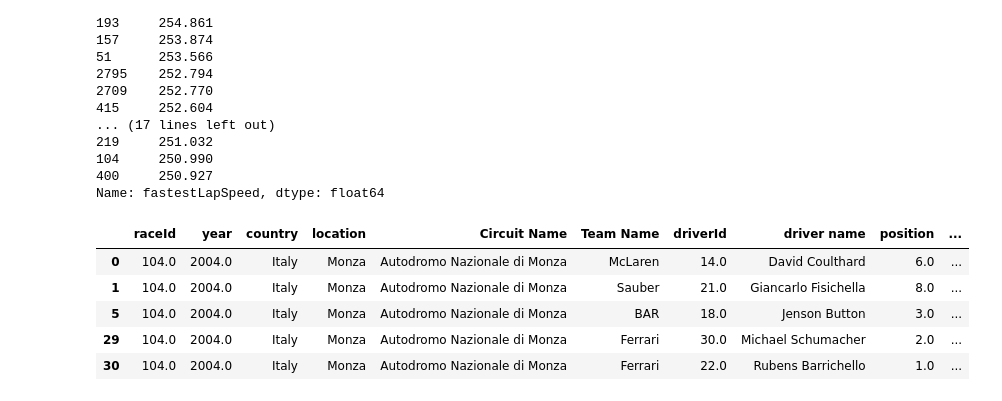
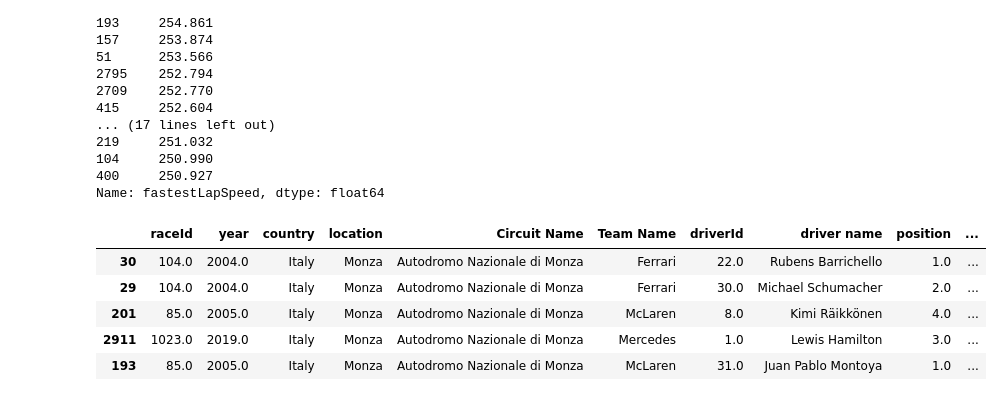
Before and after one commit to YargKlnc/Project1-Formula1, a Jupyter notebook: project.ipynb, the cells around one changed output. Cells and saved outputs as stored; diff of their text form; code cells hidden in the pictures.

```diff
--- a/project.ipynb
+++ b/project.ipynb
@@ -1043,15 +1043,15 @@ print(top_30)
 Name: fastestLapSpeed, dtype: float64
 # %%
 # #obtaining fastest speeds over average after 2004
-final_merged_top_30_df = final_merged_df.loc[(final_merged_df["fastestLapSpeed"] >= 250.927),:]
+final_merged_top_30_df = final_merged_df.loc[(final_merged_df["fastestLapSpeed"] >= 250.927),:].sort_values('fastestLapSpeed', ascending=False)
 final_merged_top_30_df.head()
 # %% [output]
 |  | raceId | year | country | location | Circuit Name | Team Name | driverId | driver name | position | ... |
-| 0 | 104.0 | 2004.0 | Italy | Monza | Autodromo Nazionale di Monza | McLaren | 14.0 | David Coulthard | 6.0 | ... |
-| 1 | 104.0 | 2004.0 | Italy | Monza | Autodromo Nazionale di Monza | Sauber | 21.0 | Giancarlo Fisichella | 8.0 | ... |
-| 5 | 104.0 | 2004.0 | Italy | Monza | Autodromo Nazionale di Monza | BAR | 18.0 | Jenson Button | 3.0 | ... |
+| 30 | 104.0 | 2004.0 | Italy | Monza | Autodromo Nazionale di Monza | Ferrari | 22.0 | Rubens Barrichello | 1.0 | ... |
 | 29 | 104.0 | 2004.0 | Italy | Monza | Autodromo Nazionale di Monza | Ferrari | 30.0 | Michael Schumacher | 2.0 | ... |
-| 30 | 104.0 | 2004.0 | Italy | Monza | Autodromo Nazionale di Monza | Ferrari | 22.0 | Rubens Barrichello | 1.0 | ... |
+| 201 | 85.0 | 2005.0 | Italy | Monza | Autodromo Nazionale di Monza | McLaren | 8.0 | Kimi Räikkönen | 4.0 | ... |
+| 2911 | 1023.0 | 2019.0 | Italy | Monza | Autodromo Nazionale di Monza | Mercedes | 1.0 | Lewis Hamilton | 3.0 | ... |
+| 193 | 85.0 | 2005.0 | Italy | Monza | Autodromo Nazionale di Monza | McLaren | 31.0 | Juan Pablo Montoya | 1.0 | ... |
 # %%
 # Create a bar chart for top 3 teams with fastest lap speeds from 2004
 plt.figure(figsize=(10, 6))
```
Also changed, not shown: parts of 11 cells of this notebook.
